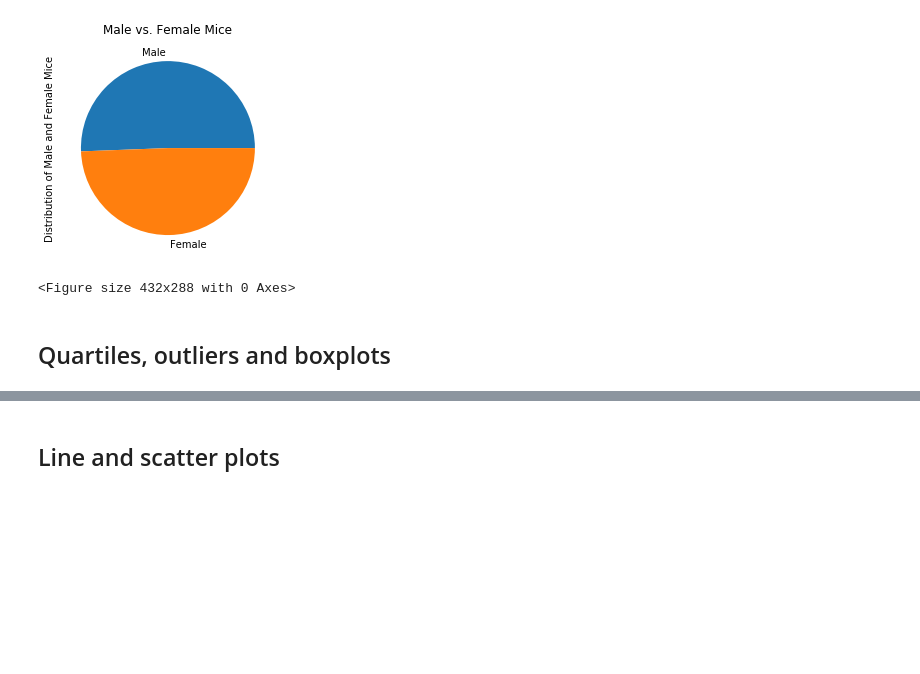
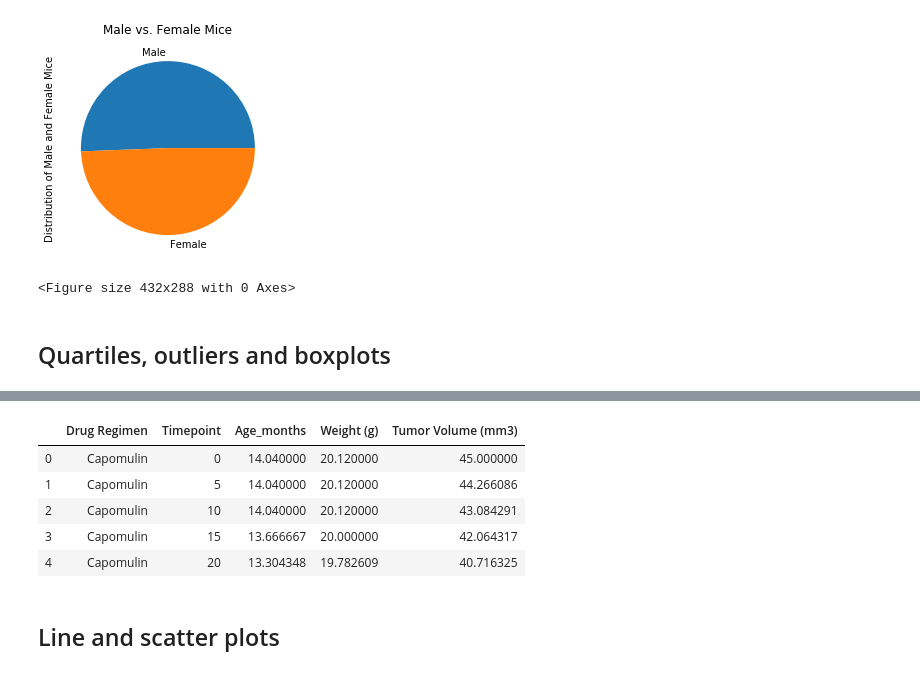
Before and after one commit to hiemolol/The-Power-of-Plots, a Jupyter notebook: pymaceuticals_starter.ipynb, the cells around one changed output, grey strips where cells are left out. Drawn from its saved outputs; the diff is of its cells as text; code cells hidden in the pictures; blank space fills up the shorter version.

```diff
--- a/pymaceuticals_starter.ipynb
+++ b/pymaceuticals_starter.ipynb
@@ -109,5 +109,10 @@ plt.tight_layout()
 # Calculate the final tumor volume of each mouse across four of the most promising treatment regimens. Calculate the IQR and quantitatively determine if there are any potential outliers.
 # %%
 # Generate a box plot of the final tumor volume of each mouse across four regimens of interest
-data = merge_df.loc[merge_df."Drug Regimen" == "Capomulin",:]
+tumor = merge_df.drop(["Mouse ID", "Metastatic Sites"], axis =1)
+tumor_index= tumor.groupby(["Drug Regimen", "Timepoint"]).mean()
+tumor_index = tumor_index.reset_index()
+
+cap =tumor_index.loc[tumor_index["Drug Regimen"]=="Capomulin"]
+cap.head()
 # %% [output]
@@ -115,3 +119,9 @@ SyntaxError: invalid syntax (<ipython-input-158-18b2791a35af>, line 2)
+|  | Drug Regimen | Timepoint | Age_months | Weight (g) | Tumor Volume (mm3) |
+| 0 | Capomulin | 0 | 14.040000 | 20.120000 | 45.000000 |
+| 1 | Capomulin | 5 | 14.040000 | 20.120000 | 44.266086 |
+| 2 | Capomulin | 10 | 14.040000 | 20.120000 | 43.084291 |
+| 3 | Capomulin | 15 | 13.666667 | 20.000000 | 42.064317 |
+| 4 | Capomulin | 20 | 13.304348 | 19.782609 | 40.716325 |
 # %% [markdown]
 ## Line and scatter plots
 # %%
```
Also changed, not shown: parts of 3 cells of this notebook.
